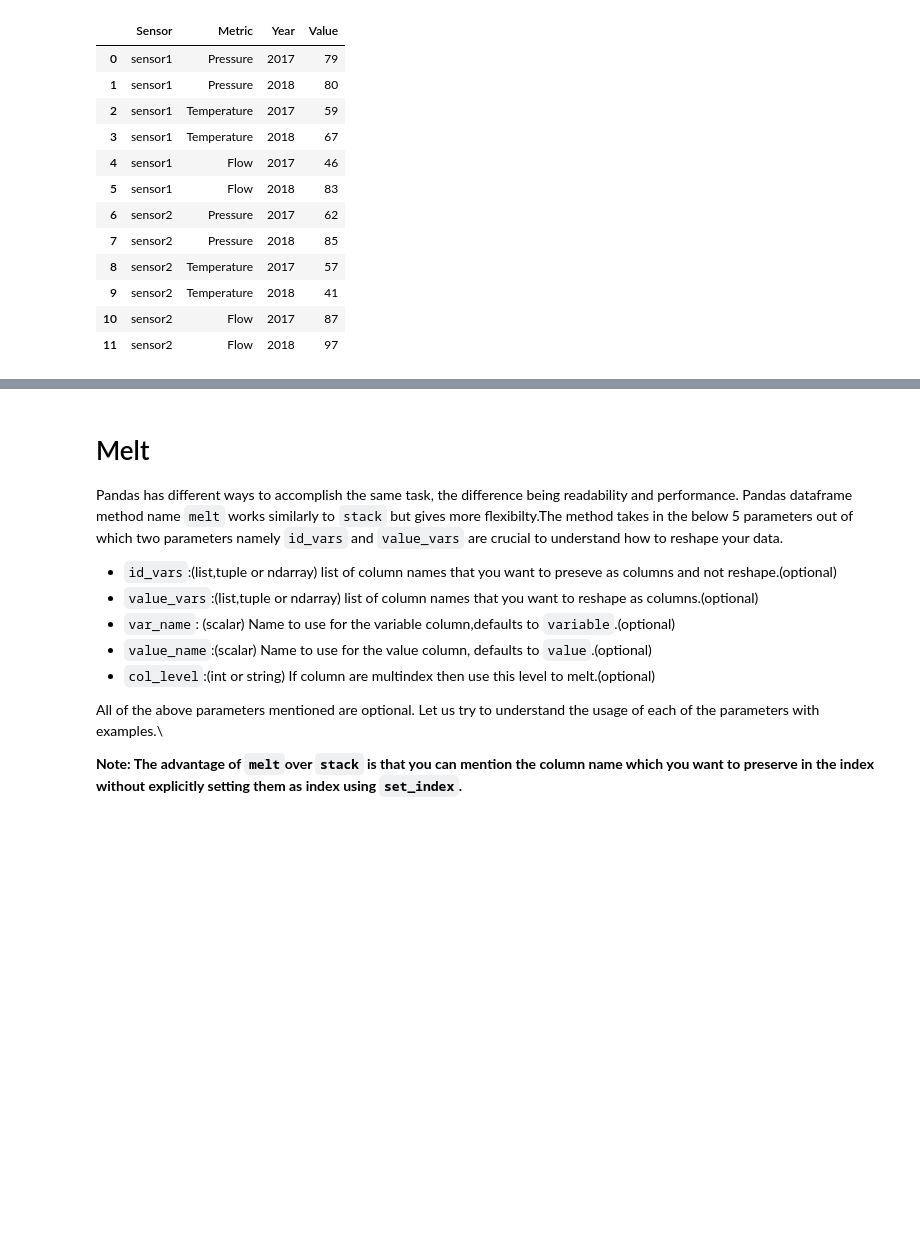
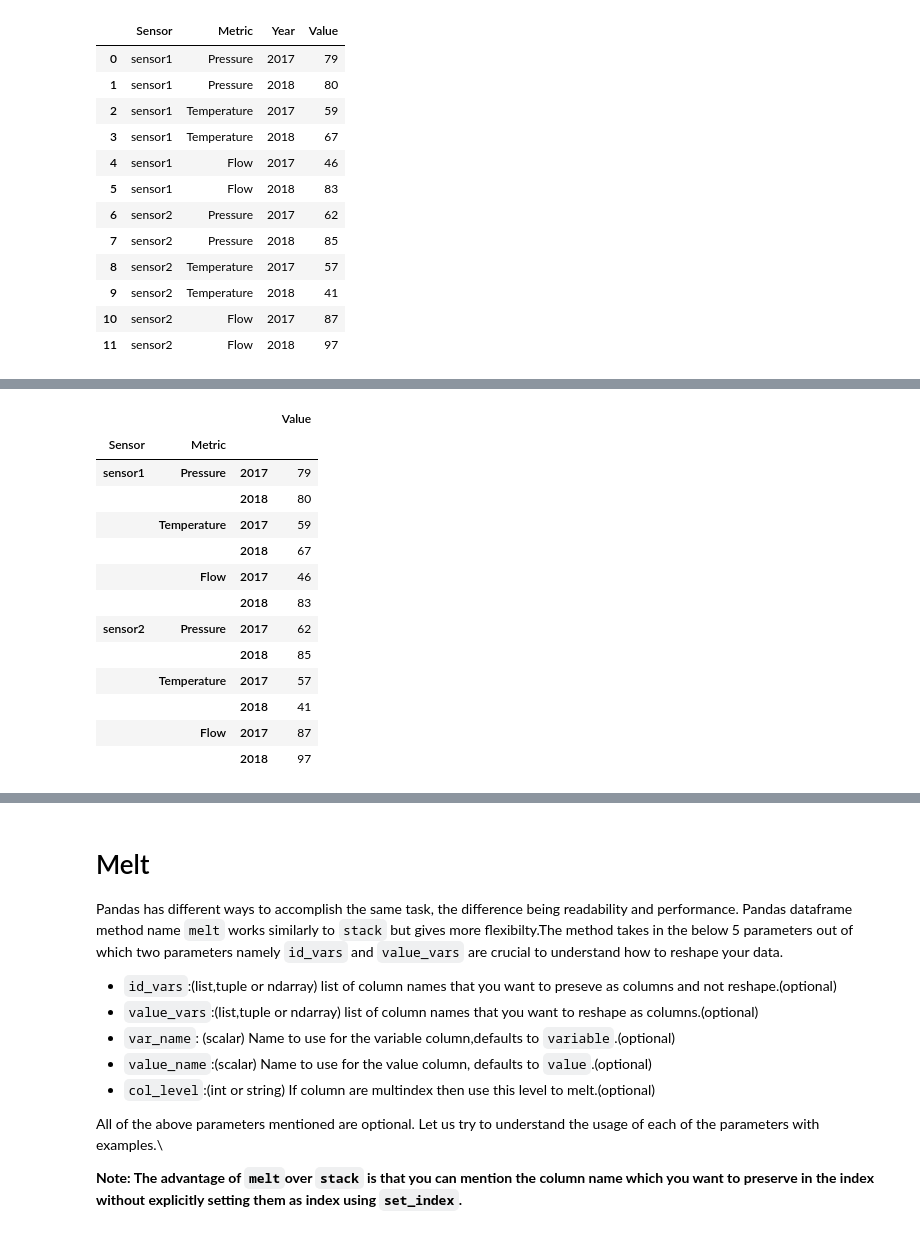
Before and after one commit to upraneelnihar/Blogs, a Jupyter notebook: Reshaping_data_using_pandas.ipynb, the cells around one changed output, grey strips where cells are left out. Drawn from its saved outputs; the diff is of its cells as text; code cells hidden in the pictures; blank space fills up the shorter version.

```diff
--- a/Reshaping_data_using_pandas.ipynb
+++ b/Reshaping_data_using_pandas.ipynb
@@ -185,3 +185,8 @@ dtype: int64
 | 9 | sensor2 | Temperature | 2018 | 41 |
 | 10 | sensor2 | Flow | 2017 | 87 |
 | 11 | sensor2 | Flow | 2018 | 97 |
+# %%
+# Add a column level `Value` on top of Year columns
+df_sensors2 = df_sensors.set_index(['Sensor', 'Metric'])
+df_sensors2.columns = pd.MultiIndex.from_product([['Value'], df_sensors2.columns])
+df_sensors2
@@ -187,0 +203,18 @@ dtype: int64
+# %%
+# Using Level parameter to stack the year columns
+df_sensors2.stack(level=1)
+# %% [output]
+|  |  |  | Value |
+| Sensor | Metric |  |  |
+| sensor1 | Pressure | 2017 | 79 |
+|  |  | 2018 | 80 |
+|  | Temperature | 2017 | 59 |
+|  |  | 2018 | 67 |
+|  | Flow | 2017 | 46 |
+|  |  | 2018 | 83 |
+| sensor2 | Pressure | 2017 | 62 |
+|  |  | 2018 | 85 |
+|  | Temperature | 2017 | 57 |
+|  |  | 2018 | 41 |
+|  | Flow | 2017 | 87 |
+|  |  | 2018 | 97 |
```
Also changed, not shown: parts of 2 cells of this notebook.
